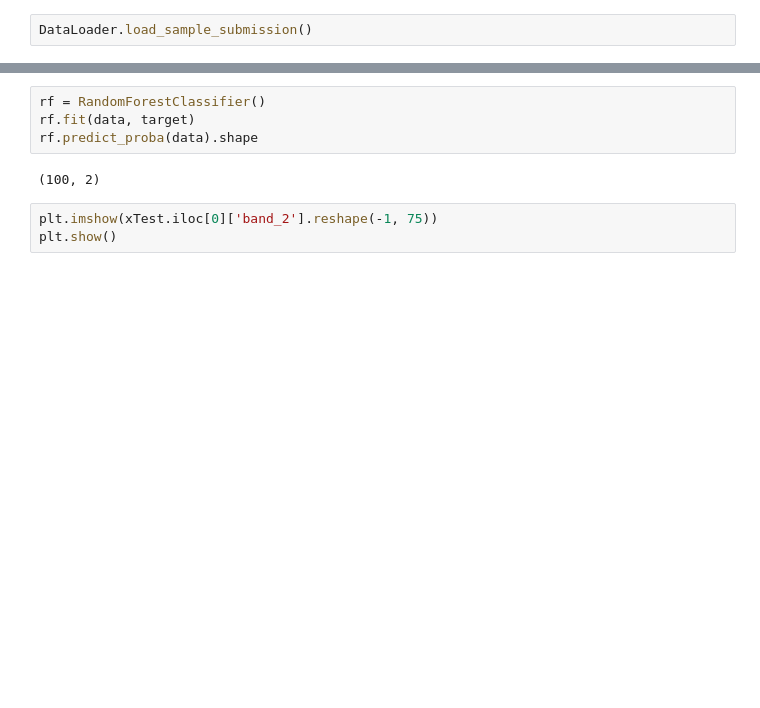
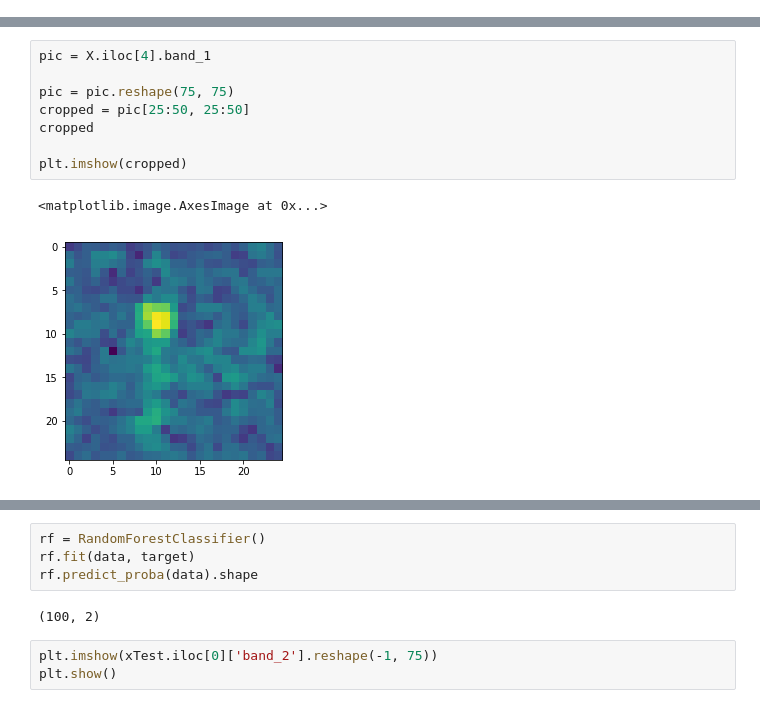
Before and after one commit to Webstep/StatoilCCoreKaggle, a Jupyter notebook: notebooks/milesg-dev.ipynb, the cells around one changed output, grey strips where cells are left out. Saved outputs shown, nothing was run; the diff lists cells and outputs as text; blank space fills up the shorter version.

```diff
--- a/notebooks/milesg-dev.ipynb
+++ b/notebooks/milesg-dev.ipynb
@@ -28,2 +25,0 @@ Appending "/code/notebooks/.." to path
-# %%
-DataLoader.load_sample_submission()
@@ -109,0 +36,11 @@ array([-0.80514928, -0.83378705, -0.82040479])
+# %%
+pic = X.iloc[4].band_1
+
+pic = pic.reshape(75, 75)
+cropped = pic[25:50, 25:50]
+cropped
+
+plt.imshow(cropped)
+# %% [output]
+<matplotlib.image.AxesImage at 0x...>
+[figure, added]
```
Also changed, not shown: parts of 9 cells of this notebook, 3 other files.
